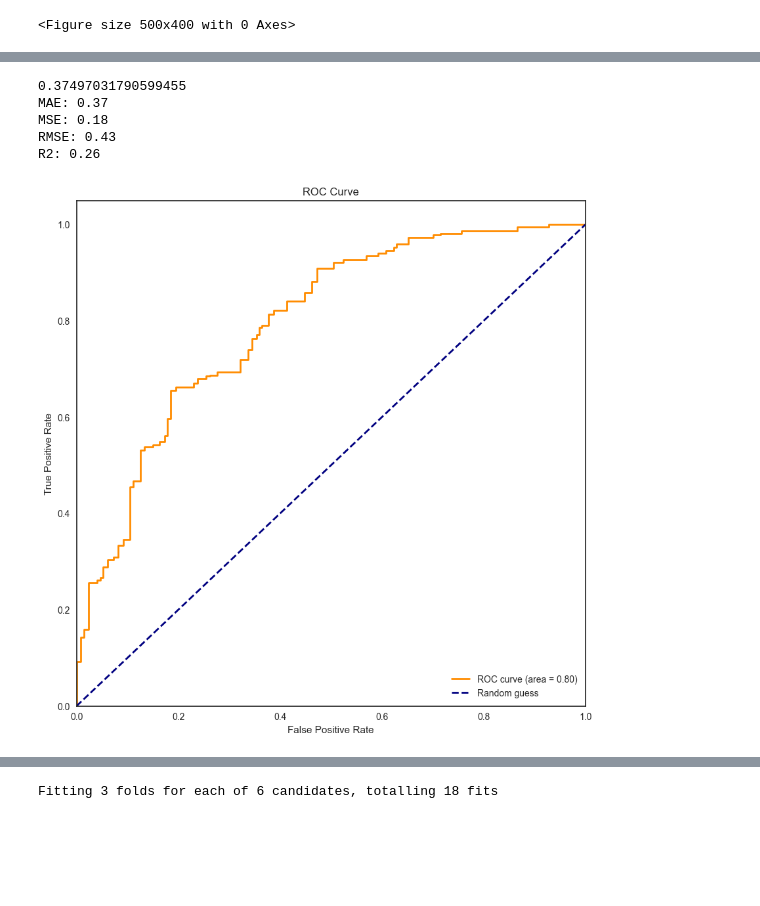
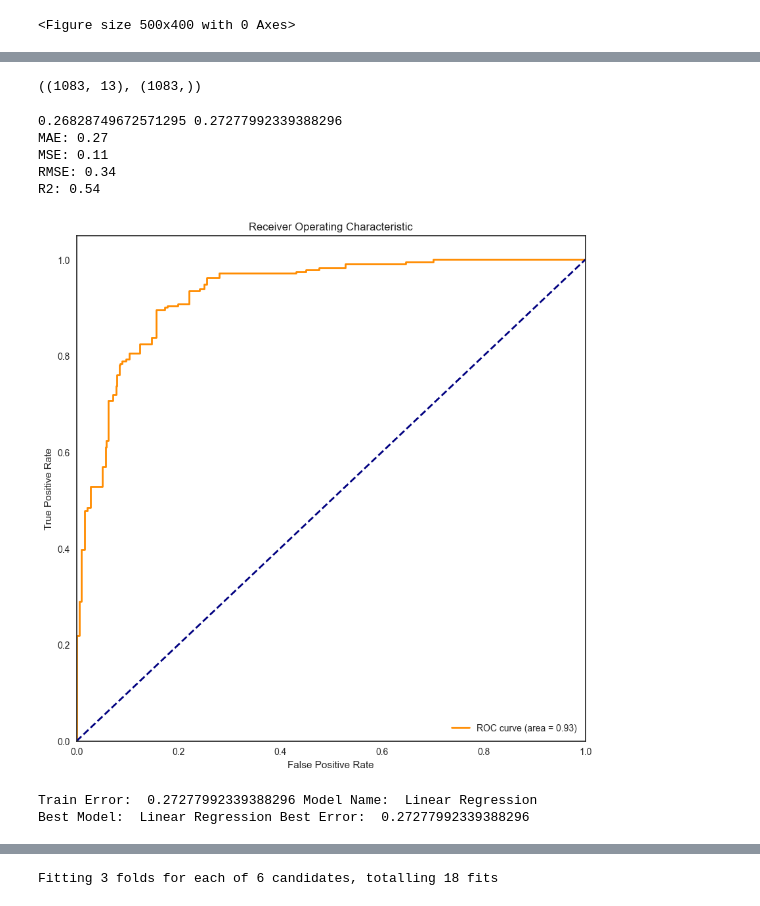
Before and after one commit to Boothey07/DataScience, a Jupyter notebook: AssignmentPt2.ipynb, the cells around one changed output, grey strips where cells are left out. Cells and saved outputs as stored; diff of their text form; code cells hidden in the pictures; blank space fills up the shorter version.

```diff
--- a/AssignmentPt2.ipynb
+++ b/AssignmentPt2.ipynb
@@ -554,4 +829,4 @@ df_test.head()
 # %%
-df_train2 = df_train[['age','sex','chol','thalachh','output']]
+df_train2 = df_train[['age','sex','cp','trtbps','chol','fbs','restecg','thalachh','exng','oldpeak','slp','caa','thall','output']]
 df_train2
 # %% [output]
@@ -571,4 +846,4 @@ df_train2
 # %%
-df_test2 = df_test[['age','sex','chol','thalachh','output']]
+df_test2 = df_test[['age','sex','cp','trtbps','chol','fbs','restecg','thalachh','exng','oldpeak','slp','caa','thall','output']]
 df_test2
 # %% [output]
@@ -842,12 +1134,12 @@ def plot_roc_curve(y_true, y_pred):
     roc_auc = auc(fpr, tpr)
     plt.figure(figsize=(10, 10))
     plt.plot(fpr, tpr, color='darkorange', lw=2, label='ROC curve (area = %0.2f)' % roc_auc)
-    plt.plot([0, 1], [0, 1], color='navy', lw=2, linestyle='--', label='Random guess')
+    plt.plot([0, 1], [0, 1], color='navy', lw=2, linestyle='--')
     plt.xlim([0.0, 1.0])
     plt.ylim([0.0, 1.05])
     plt.xlabel('False Positive Rate')
     plt.ylabel('True Positive Rate')
-    plt.title('ROC Curve')
+    plt.title('Receiver Operating Characteristic')
     plt.legend(loc="lower right")
     plt.show()
 
@@ -862,13 +1154,21 @@ def plot_confusion_matrix(y_true, y_pred):
     plt.xlabel('Predicted Label')
     plt.show()
 # %%
-def bestError(trainError,modelName):
-    bestError = 100
-    bestModel = ""
-    if trainError < bestError:
-            bestError = trainError
-            bestModel = modelName
+bestErrorVal = 100
+bestModel = ""
+
+def bestError(trainError, modelName):
+    print("Train Error: ", trainError, "Model Name: ", modelName)
+    global bestErrorVal
+    global bestModel
+    if trainError < bestErrorVal:
+        print("Best Model: ", modelName, "Best Error: ", trainError)
+        bestErrorVal = trainError
+        bestModel = modelName
 
 
-def getBestModel(bestModel=None):
-    return  bestModel,bestError
+def getBestModel():
+    global bestErrorVal
+    global bestModel
+
+    return  bestModel,bestErrorVal
@@ -909,22 +1181,34 @@ R2: 0.24
+# %%
+x_testDf, y_testDf = df_test2.iloc[:, :-1], df_test2.iloc[:, -1]
+x_testDf.shape, y_testDf.shape
+# %% [output]
+((1083, 13), (1083,))
 # %%
 #Linear Regression
 from sklearn.linear_model import LinearRegression
 from sklearn.metrics import mean_absolute_error
 
 linear_model = LinearRegression().fit(X_train, y_train)
 linear_train_preds = linear_model.predict(X_train)
-print(mean_absolute_error(linear_train_preds, y_train))
+linear_test_preds = linear_model.predict(X_test)
+#print(mean_absolute_error(linear_train_preds, y_train))
 
+trainError = mean_absolute_error(linear_train_preds, y_train)
+testError = mean_absolute_error(linear_test_preds, y_test)
+print(trainError, testError)
 #Evaluate the model
 evaluate_model(y_train, linear_train_preds)
 plot_roc_curve(y_train, linear_train_preds)
+bestError(testError,"Linear Regression")
 # %% [output]
-0.37497031790599455
-MAE: 0.37
-MSE: 0.18
-RMSE: 0.43
-R2: 0.26
+0.26828749672571295 0.27277992339388296
+MAE: 0.27
+MSE: 0.11
+RMSE: 0.34
+R2: 0.54
-[figure, old version]
+[figure, new version]
+Train Error:  0.27277992339388296 Model Name:  Linear Regression
+Best Model:  Linear Regression Best Error:  0.27277992339388296
 # %%
 from sklearn.ensemble import RandomForestRegressor
 rf = RandomForestRegressor(n_estimators=100, max_depth=5, random_state=42)
```
Also changed, not shown: parts of 83 cells of this notebook.
